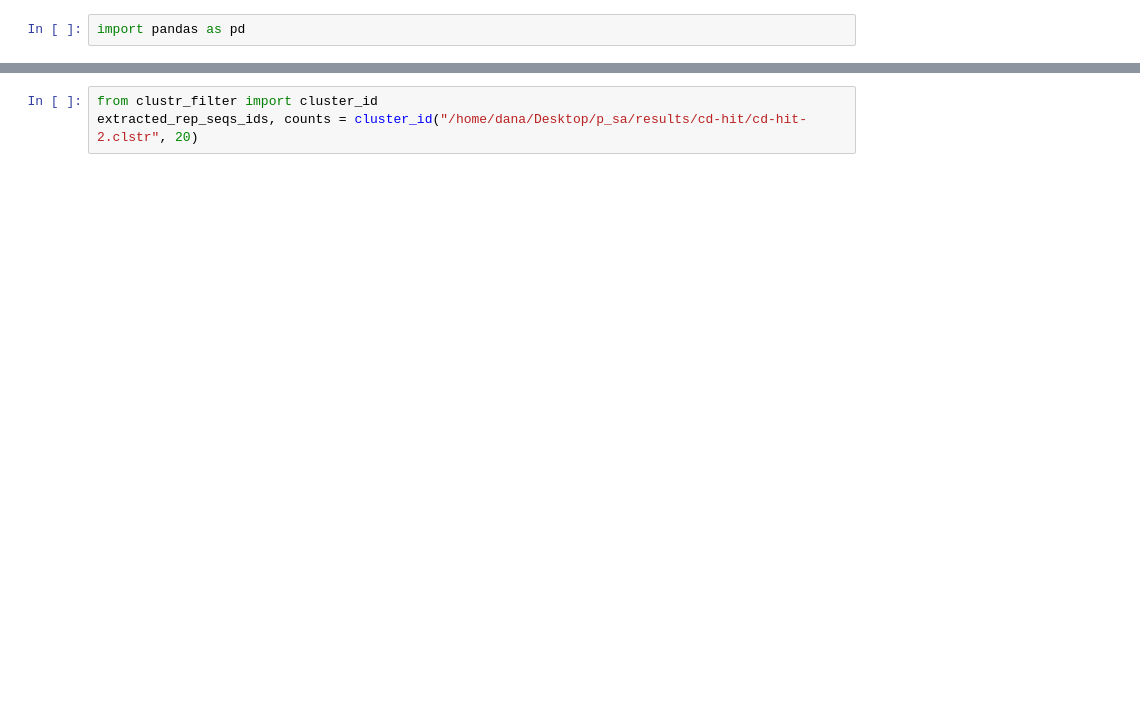
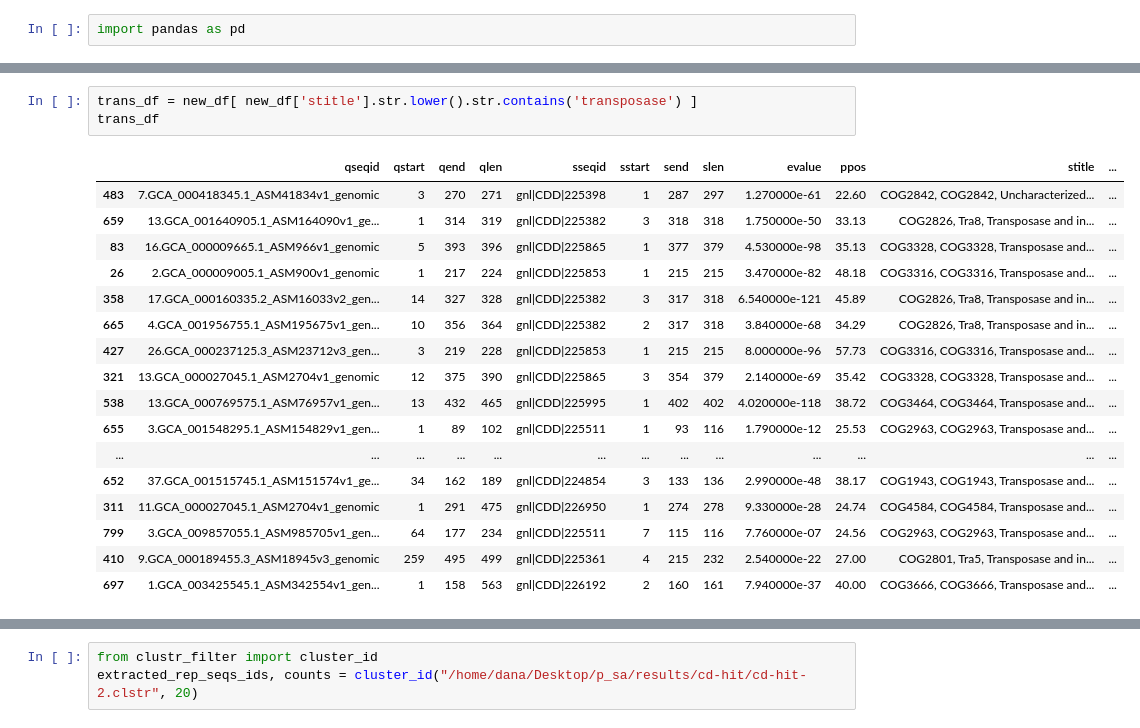
Before and after one commit to Dana162001/Transposons_Analysis, a Jupyter notebook: notebooks/df_cog.ipynb, the cells around one changed output, grey strips where cells are left out. Drawn from its saved outputs; the diff is of its cells as text; blank space fills up the shorter version.

```diff
--- a/notebooks/df_cog.ipynb
+++ b/notebooks/df_cog.ipynb
@@ -126,0 +142,21 @@ ppos_df
+# %%
+trans_df = new_df[ new_df['stitle'].str.lower().str.contains('transposase') ]
+trans_df
+# %% [output]
+|  | qseqid | qstart | qend | qlen | sseqid | sstart | send | slen | evalue | ppos | stitle | ... |
+| 483 | 7.GCA_000418345.1_ASM41834v1_genomic | 3 | 270 | 271 | gnl|CDD|225398 | 1 | 287 | 297 | 1.270000e-61 | 22.60 | COG2842, COG2842, Uncharacterized... | ... |
+| 659 | 13.GCA_001640905.1_ASM164090v1_ge... | 1 | 314 | 319 | gnl|CDD|225382 | 3 | 318 | 318 | 1.750000e-50 | 33.13 | COG2826, Tra8, Transposase and in... | ... |
+| 83 | 16.GCA_000009665.1_ASM966v1_genomic | 5 | 393 | 396 | gnl|CDD|225865 | 1 | 377 | 379 | 4.530000e-98 | 35.13 | COG3328, COG3328, Transposase and... | ... |
+| 26 | 2.GCA_000009005.1_ASM900v1_genomic | 1 | 217 | 224 | gnl|CDD|225853 | 1 | 215 | 215 | 3.470000e-82 | 48.18 | COG3316, COG3316, Transposase and... | ... |
+| 358 | 17.GCA_000160335.2_ASM16033v2_gen... | 14 | 327 | 328 | gnl|CDD|225382 | 3 | 317 | 318 | 6.540000e-121 | 45.89 | COG2826, Tra8, Transposase and in... | ... |
+| 665 | 4.GCA_001956755.1_ASM195675v1_gen... | 10 | 356 | 364 | gnl|CDD|225382 | 2 | 317 | 318 | 3.840000e-68 | 34.29 | COG2826, Tra8, Transposase and in... | ... |
+| 427 | 26.GCA_000237125.3_ASM23712v3_gen... | 3 | 219 | 228 | gnl|CDD|225853 | 1 | 215 | 215 | 8.000000e-96 | 57.73 | COG3316, COG3316, Transposase and... | ... |
+| 321 | 13.GCA_000027045.1_ASM2704v1_genomic | 12 | 375 | 390 | gnl|CDD|225865 | 3 | 354 | 379 | 2.140000e-69 | 35.42 | COG3328, COG3328, Transposase and... | ... |
+| 538 | 13.GCA_000769575.1_ASM76957v1_gen... | 13 | 432 | 465 | gnl|CDD|225995 | 1 | 402 | 402 | 4.020000e-118 | 38.72 | COG3464, COG3464, Transposase and... | ... |
+| 655 | 3.GCA_001548295.1_ASM154829v1_gen... | 1 | 89 | 102 | gnl|CDD|225511 | 1 | 93 | 116 | 1.790000e-12 | 25.53 | COG2963, COG2963, Transposase and... | ... |
+| ... | ... | ... | ... | ... | ... | ... | ... | ... | ... | ... | ... | ... |
+| 652 | 37.GCA_001515745.1_ASM151574v1_ge... | 34 | 162 | 189 | gnl|CDD|224854 | 3 | 133 | 136 | 2.990000e-48 | 38.17 | COG1943, COG1943, Transposase and... | ... |
+| 311 | 11.GCA_000027045.1_ASM2704v1_genomic | 1 | 291 | 475 | gnl|CDD|226950 | 1 | 274 | 278 | 9.330000e-28 | 24.74 | COG4584, COG4584, Transposase and... | ... |
+| 799 | 3.GCA_009857055.1_ASM985705v1_gen... | 64 | 177 | 234 | gnl|CDD|225511 | 7 | 115 | 116 | 7.760000e-07 | 24.56 | COG2963, COG2963, Transposase and... | ... |
+| 410 | 9.GCA_000189455.3_ASM18945v3_genomic | 259 | 495 | 499 | gnl|CDD|225361 | 4 | 215 | 232 | 2.540000e-22 | 27.00 | COG2801, Tra5, Transposase and in... | ... |
+| 697 | 1.GCA_003425545.1_ASM342554v1_gen... | 1 | 158 | 563 | gnl|CDD|226192 | 2 | 160 | 161 | 7.940000e-37 | 40.00 | COG3666, COG3666, Transposase and... | ... |
```
Also changed, not shown: parts of 22 cells of this notebook, 12 other files.
